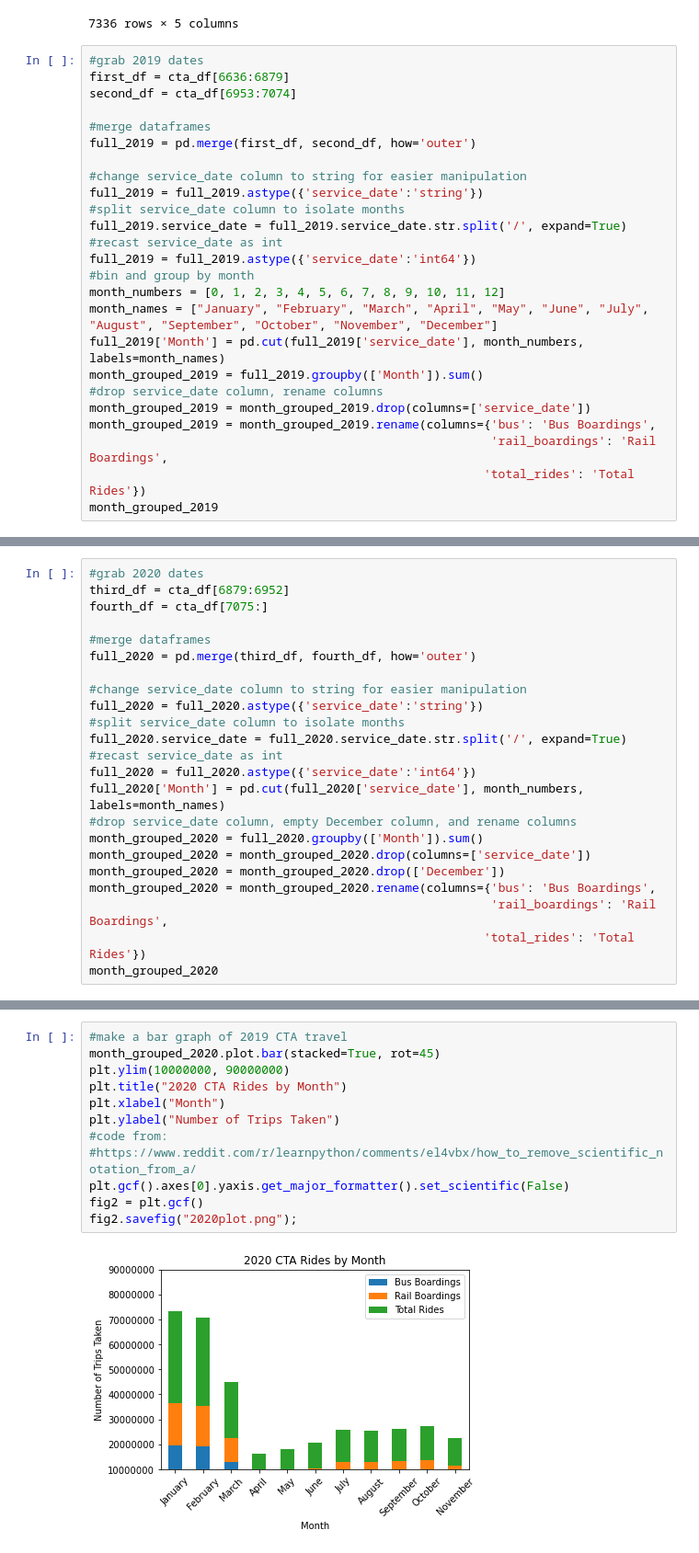
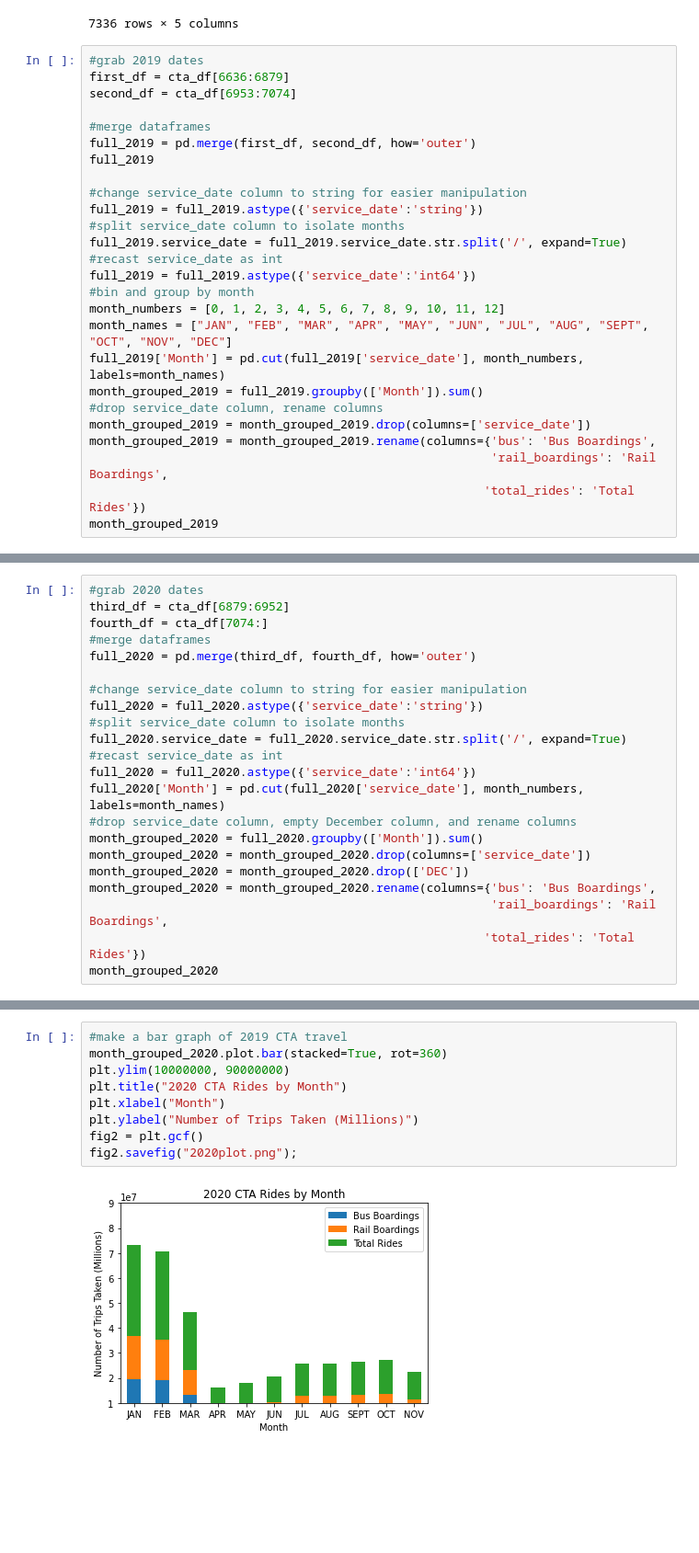
Before and after one commit to Slainte91/COVID-movement, a Jupyter notebook: cta/cta.ipynb, the cells around one changed output, grey strips where cells are left out. Shown at 92% size. Saved outputs shown, nothing was run; the diff lists cells and outputs as text; blank space fills up the shorter version.

```diff
--- a/cta/cta.ipynb
+++ b/cta/cta.ipynb
@@ -29,6 +29,7 @@ second_df = cta_df[6953:7074]
 
 #merge dataframes
 full_2019 = pd.merge(first_df, second_df, how='outer')
+full_2019
 
 #change service_date column to string for easier manipulation
 full_2019 = full_2019.astype({'service_date':'string'})
@@ -38,7 +39,7 @@ full_2019.service_date = full_2019.service_date.str.split('/', expand=True)
 full_2019 = full_2019.astype({'service_date':'int64'})
 #bin and group by month
 month_numbers = [0, 1, 2, 3, 4, 5, 6, 7, 8, 9, 10, 11, 12]
-month_names = ["January", "February", "March", "April", "May", "June", "July", "August", "September", "October", "November", "December"]
+month_names = ["JAN", "FEB", "MAR", "APR", "MAY", "JUN", "JUL", "AUG", "SEPT", "OCT", "NOV", "DEC"]
 full_2019['Month'] = pd.cut(full_2019['service_date'], month_numbers, labels=month_names)
 month_grouped_2019 = full_2019.groupby(['Month']).sum()
 #drop service_date column, rename columns
@@ -79,8 +77,7 @@ fig.savefig("2019plot.png");
 # %%
 #grab 2020 dates
 third_df = cta_df[6879:6952]
-fourth_df = cta_df[7075:]
-
+fourth_df = cta_df[7074:]
 #merge dataframes
 full_2020 = pd.merge(third_df, fourth_df, how='outer')
 
@@ -94,7 +91,7 @@ full_2020['Month'] = pd.cut(full_2020['service_date'], month_numbers, labels=mon
 #drop service_date column, empty December column, and rename columns
 month_grouped_2020 = full_2020.groupby(['Month']).sum()
 month_grouped_2020 = month_grouped_2020.drop(columns=['service_date'])
-month_grouped_2020 = month_grouped_2020.drop(['December'])
+month_grouped_2020 = month_grouped_2020.drop(['DEC'])
 month_grouped_2020 = month_grouped_2020.rename(columns={'bus': 'Bus Boardings',
                                                         'rail_boardings': 'Rail Boardings',
                                                        'total_rides': 'Total Rides'})
@@ -116,14 +113,11 @@ month_grouped_2020
 # %%
 #make a bar graph of 2019 CTA travel
-month_grouped_2020.plot.bar(stacked=True, rot=45)
+month_grouped_2020.plot.bar(stacked=True, rot=360)
 plt.ylim(10000000, 90000000)
 plt.title("2020 CTA Rides by Month")
 plt.xlabel("Month")
-plt.ylabel("Number of Trips Taken")
-#code from:
-#https://www.reddit.com/r/learnpython/comments/el4vbx/how_to_remove_scientific_notation_from_a/
-plt.gcf().axes[0].yaxis.get_major_formatter().set_scientific(False)
+plt.ylabel("Number of Trips Taken (Millions)")
 fig2 = plt.gcf()
 fig2.savefig("2020plot.png");
 # %% [output]
-[figure, old version]
+[figure, new version]
```
Also changed, not shown: parts of 9 cells of this notebook, 4 other files.
